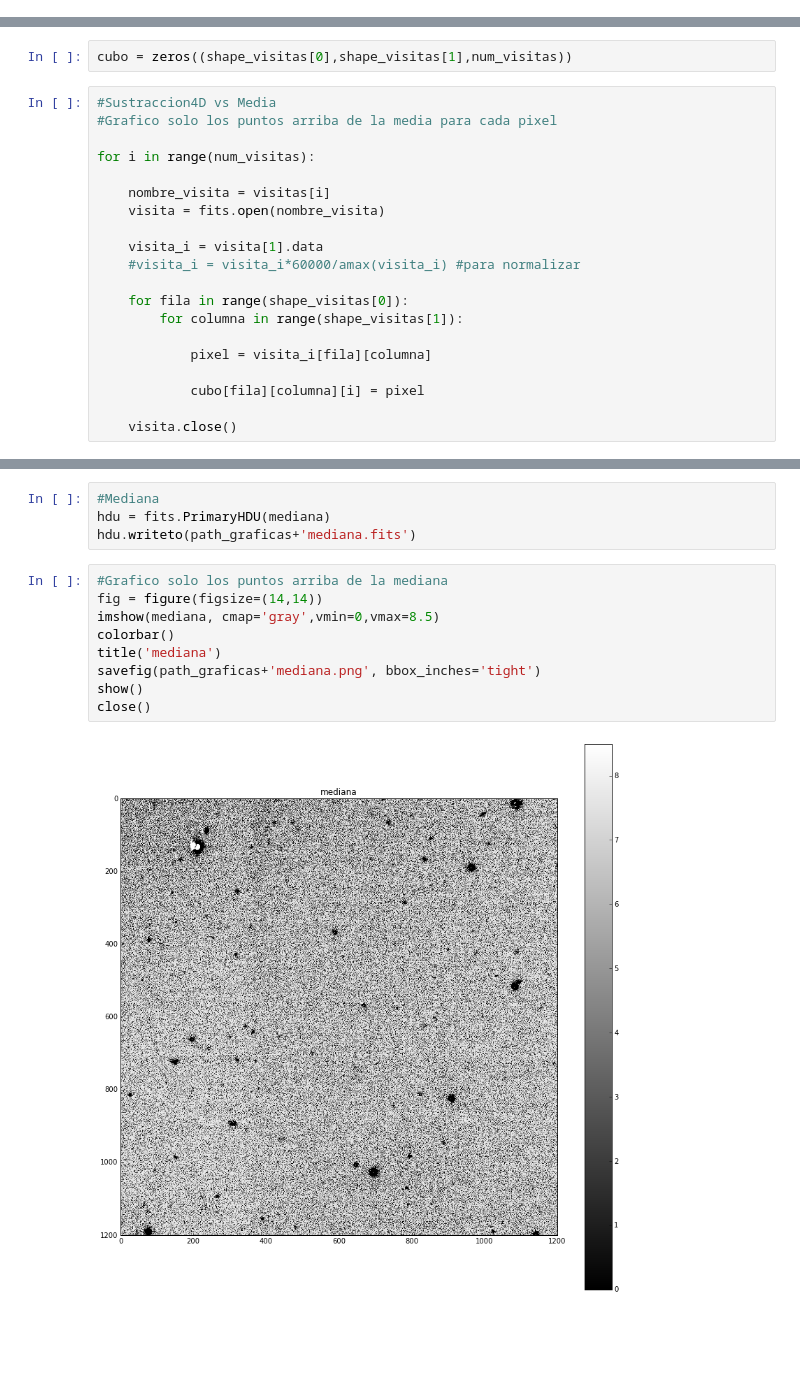
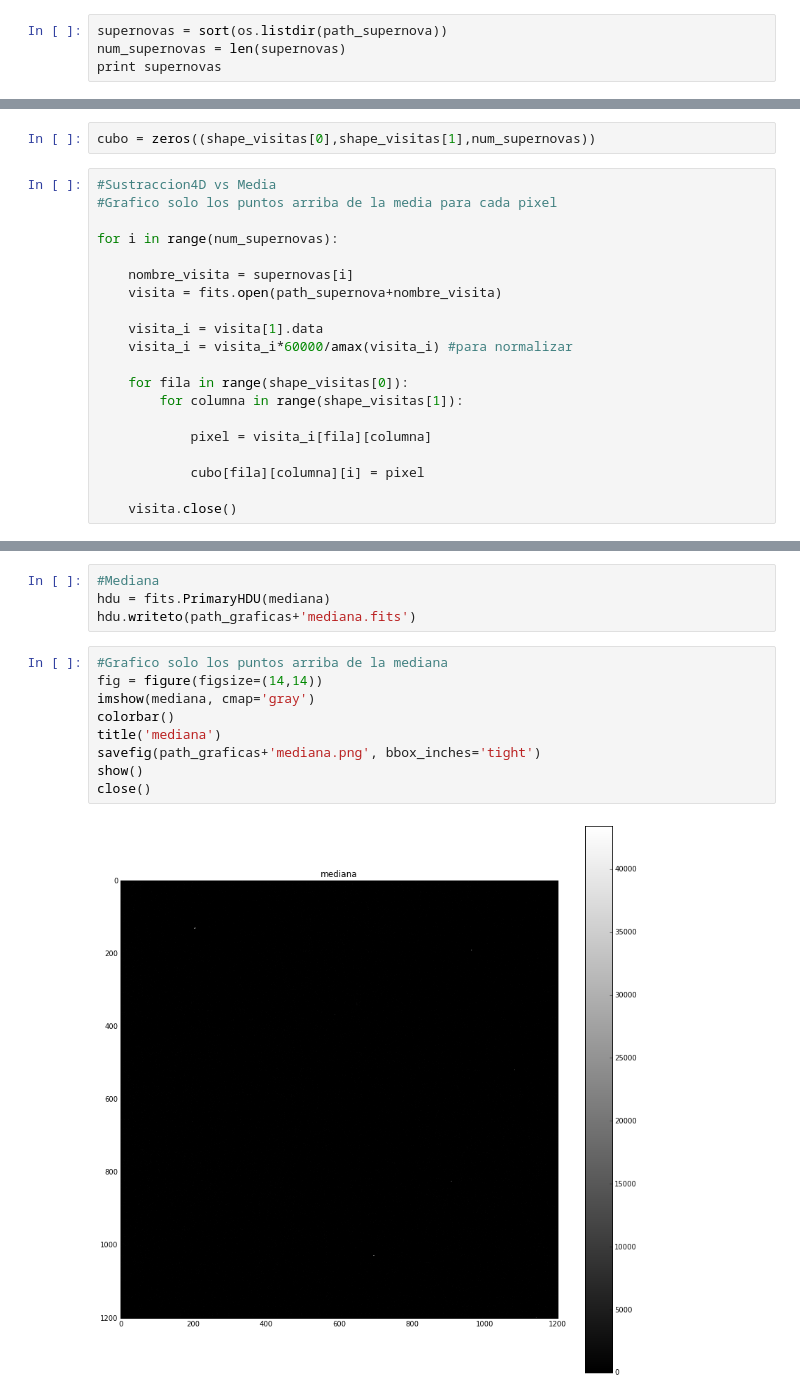
Before and after one commit to mariacamilaremolinagutierrez/MonitoriaInvestigacionLSST, a Jupyter notebook: Graficas.ipynb, the cells around one changed output, grey strips where cells are left out. Drawn from its saved outputs; the diff is of its cells as text; blank space fills up the shorter version.

```diff
--- a/Graficas.ipynb
+++ b/Graficas.ipynb
@@ -19,0 +16,4 @@ supernovas = sort(os.listdir(path_supernova))
+# %%
+supernovas = sort(os.listdir(path_supernova))
+num_supernovas = len(supernovas)
+print supernovas
@@ -38,16 +31,16 @@ print visitas
 # %%
-cubo = zeros((shape_visitas[0],shape_visitas[1],num_visitas))
+cubo = zeros((shape_visitas[0],shape_visitas[1],num_supernovas))
 # %%
 #Sustraccion4D vs Media
 #Grafico solo los puntos arriba de la media para cada pixel
 
-for i in range(num_visitas):
+for i in range(num_supernovas):
 
-    nombre_visita = visitas[i]
-    visita = fits.open(nombre_visita)
+    nombre_visita = supernovas[i]
+    visita = fits.open(path_supernova+nombre_visita)
 
     visita_i = visita[1].data
-    #visita_i = visita_i*60000/amax(visita_i) #para normalizar
+    visita_i = visita_i*60000/amax(visita_i) #para normalizar
 
     for fila in range(shape_visitas[0]):
         for columna in range(shape_visitas[1]):
@@ -95,11 +88,11 @@ hdu.writeto(path_graficas+'mediana.fits')
 # %%
 #Grafico solo los puntos arriba de la mediana
 fig = figure(figsize=(14,14))
-imshow(mediana, cmap='gray',vmin=0,vmax=8.5)
+imshow(mediana, cmap='gray')
 colorbar()
 title('mediana')
 savefig(path_graficas+'mediana.png', bbox_inches='tight')
 show()
 close()
 # %% [output]
-[figure, old version]
+[figure, new version]
```
Also changed, not shown: parts of 6 cells of this notebook, 2 other files.
